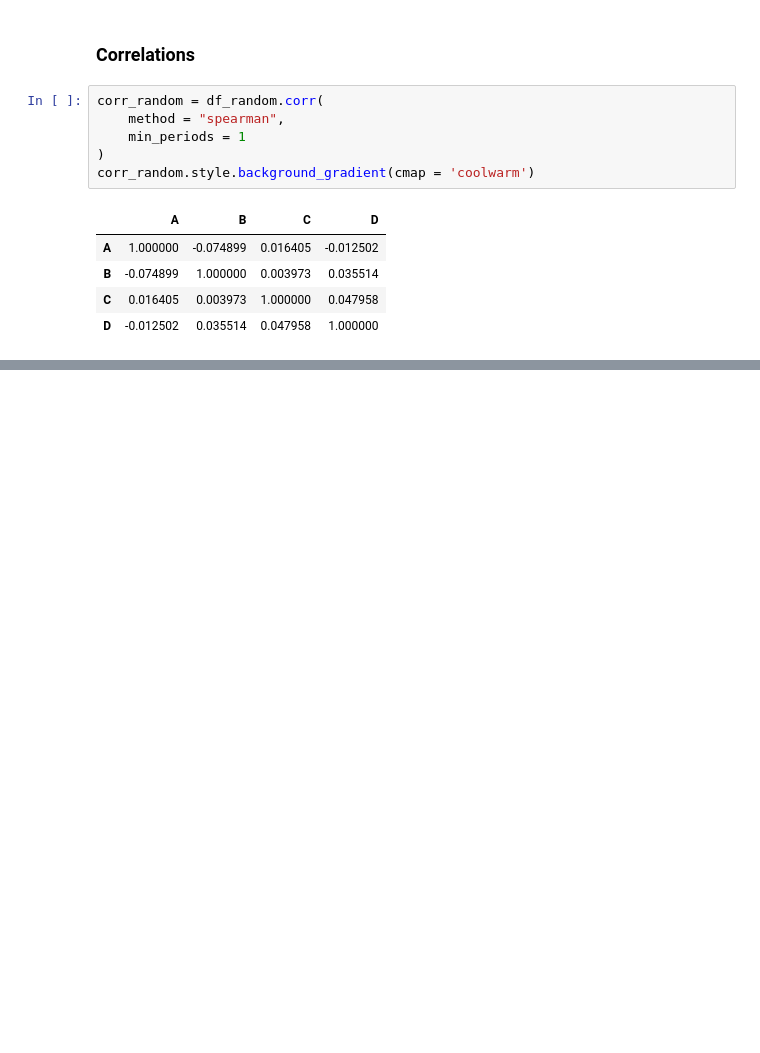
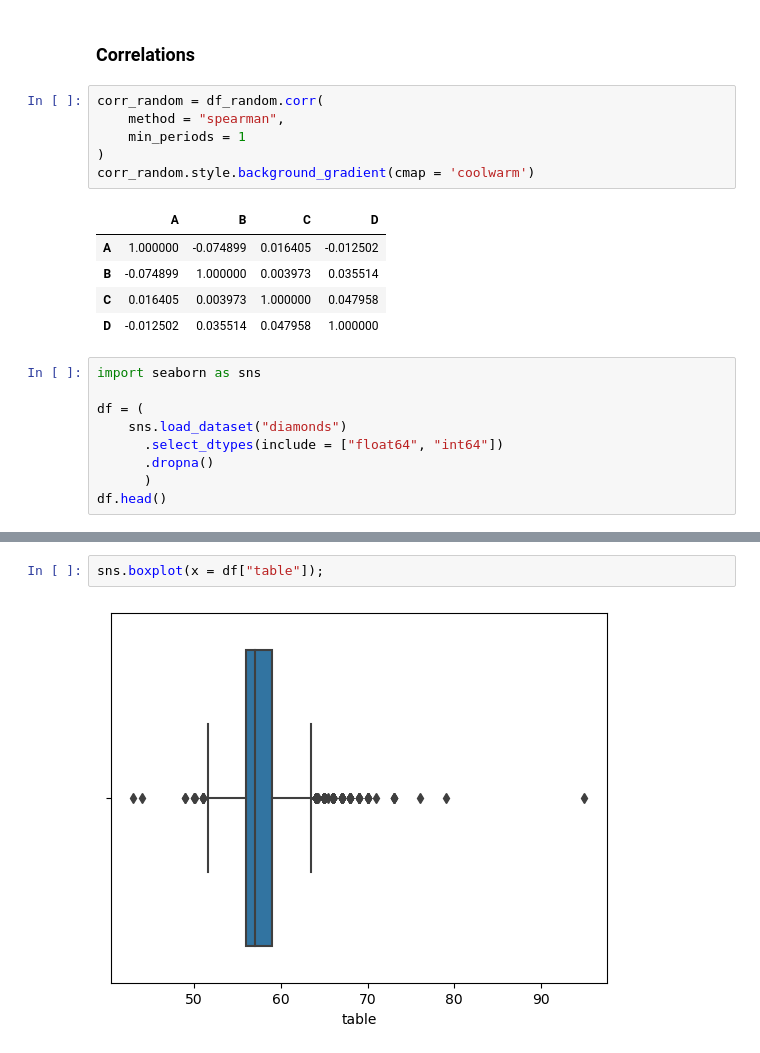
Before and after one commit to SparrowHere/California_Housing_Prices_Analysis, a Jupyter notebook: Key Concepts of Machine Learning.ipynb, the cells around one changed output, grey strips where cells are left out. Cells and saved outputs as stored; diff of their text form; blank space fills up the shorter version.

Commit message:
Added "BoxPlot" Section

```diff
--- a/Key Concepts of Machine Learning.ipynb
+++ b/Key Concepts of Machine Learning.ipynb
@@ -232,3 +232,12 @@ corr_random.style.background_gradient(cmap = 'coolwarm')
 | B | -0.074899 | 1.000000 | 0.003973 | 0.035514 |
 | C | 0.016405 | 0.003973 | 1.000000 | 0.047958 |
 | D | -0.012502 | 0.035514 | 0.047958 | 1.000000 |
+# %%
+import seaborn as sns
+
+df = (
+    sns.load_dataset("diamonds")
+      .select_dtypes(include = ["float64", "int64"])
+      .dropna()
+      )
+df.head()
@@ -234,0 +251,4 @@ corr_random.style.background_gradient(cmap = 'coolwarm')
+# %%
+sns.boxplot(x = df["table"]);
+# %% [output]
+[figure, added]
```
Also changed, not shown: parts of 4 cells of this notebook.
